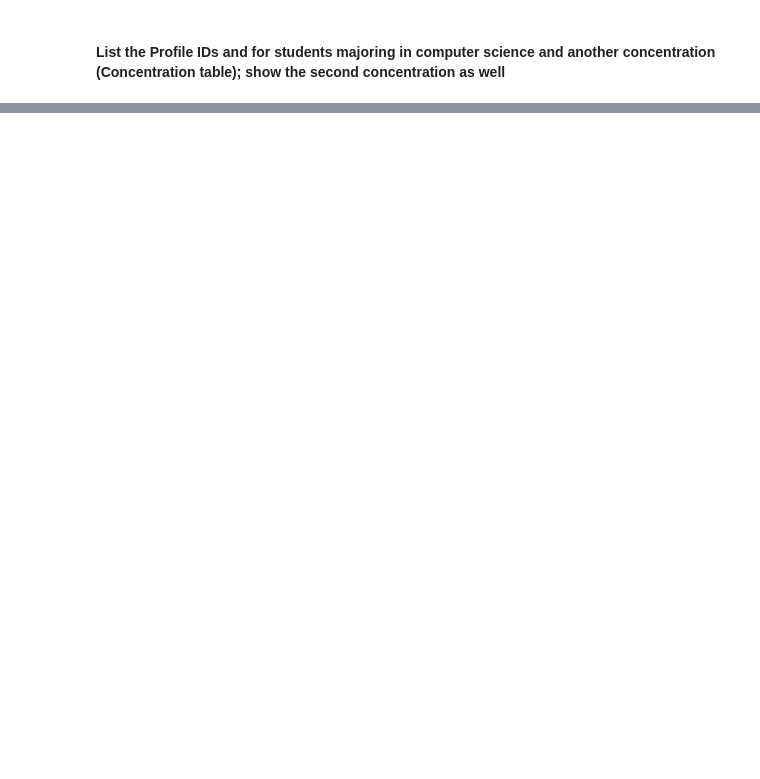
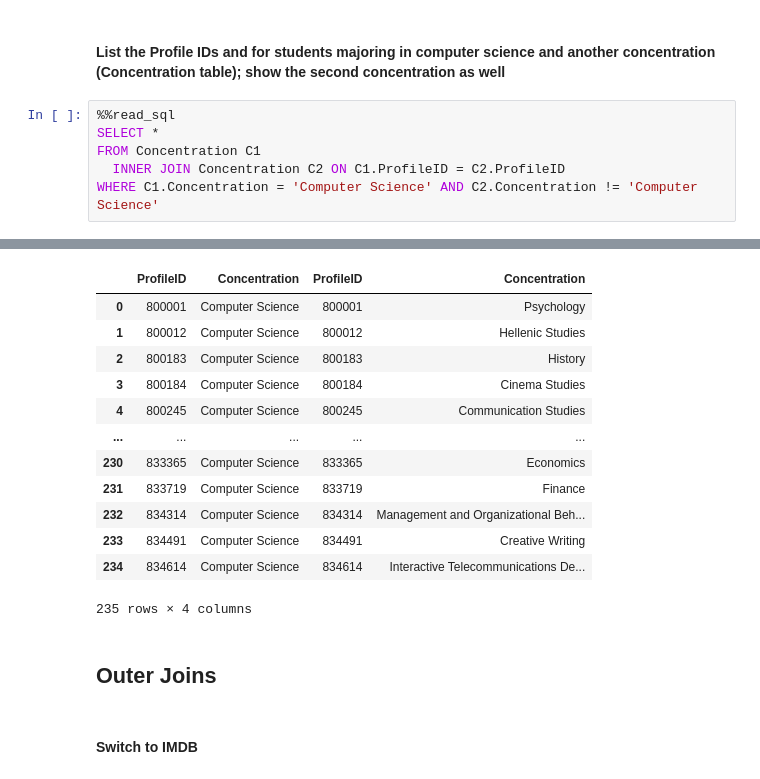
Before and after one commit to ipeirotis/introduction-to-databases, a Jupyter notebook: session4/C-Join_Queries.ipynb, the cells around one changed output, grey strips where cells are left out. Drawn from its saved outputs; the diff is of its cells as text; blank space fills up the shorter version.

```diff
--- a/session4/C-Join_Queries.ipynb
+++ b/session4/C-Join_Queries.ipynb
@@ -733,2 +757,9 @@ Query started at 10:45:11 PM UTC; Query executed in 0.05 m
 # %% [markdown]
 #### List the Profile IDs and for students majoring in computer science and another concentration (Concentration table); show the second concentration as well
+# %%
+%%read_sql
+SELECT *
+FROM Concentration C1
+  INNER JOIN Concentration C2 ON C1.ProfileID = C2.ProfileID
+WHERE C1.Concentration = 'Computer Science' AND C2.Concentration != 'Computer Science'
+# %% [output]
@@ -734,0 +767,17 @@ Query started at 10:45:11 PM UTC; Query executed in 0.05 m
+|  | ProfileID | Concentration | ProfileID | Concentration |
+| 0 | 800001 | Computer Science | 800001 | Psychology |
+| 1 | 800012 | Computer Science | 800012 | Hellenic Studies |
+| 2 | 800183 | Computer Science | 800183 | History |
+| 3 | 800184 | Computer Science | 800184 | Cinema Studies |
+| 4 | 800245 | Computer Science | 800245 | Communication Studies |
+| ... | ... | ... | ... | ... |
+| 230 | 833365 | Computer Science | 833365 | Economics |
+| 231 | 833719 | Computer Science | 833719 | Finance |
+| 232 | 834314 | Computer Science | 834314 | Management and Organizational Beh... |
+| 233 | 834491 | Computer Science | 834491 | Creative Writing |
+| 234 | 834614 | Computer Science | 834614 | Interactive Telecommunications De... |
+235 rows × 4 columns
+# %% [markdown]
+## Outer Joins
+# %% [markdown]
+#### Switch to IMDB
```
Also changed, not shown: parts of 43 cells of this notebook.
